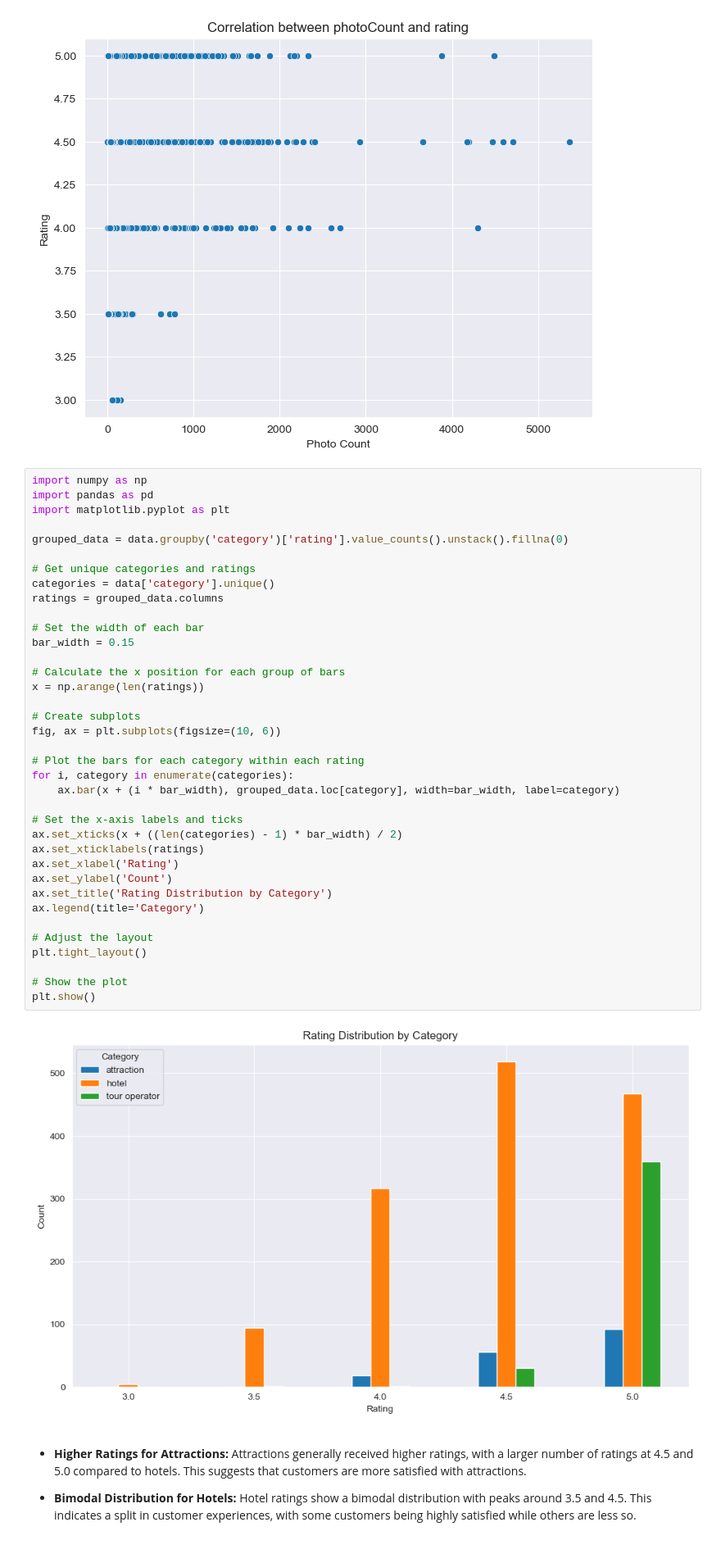
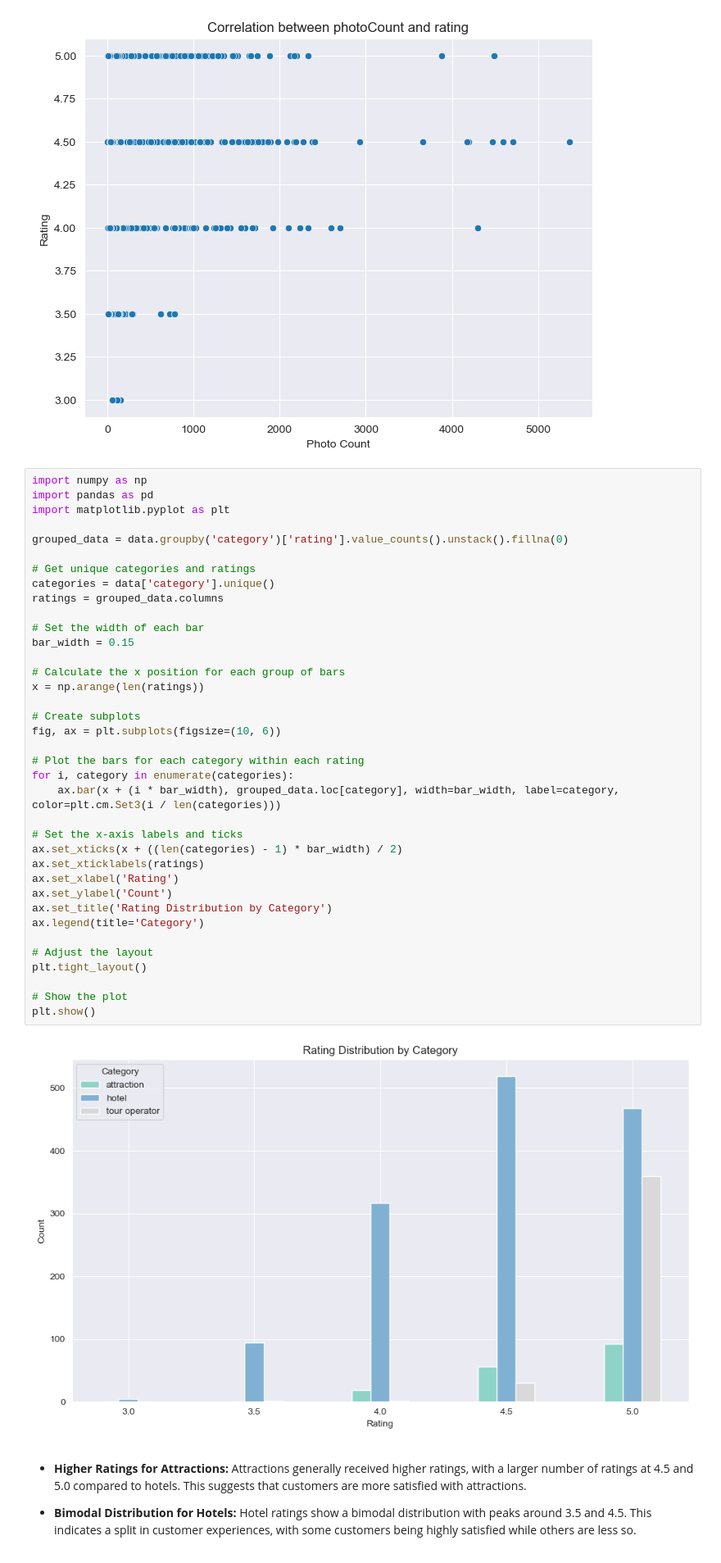
Before and after one commit to Misfit911/SafariHub, a Jupyter notebook: safarihub.ipynb, the cells around one changed output. Shown at 82% size. Cells and saved outputs as stored; diff of their text form.

```diff
--- a/safarihub.ipynb
+++ b/safarihub.ipynb
@@ -1028,35 +1011,35 @@ grouped_data = data.groupby('category')['rating'].value_counts().unstack().filln
 # Get unique categories and ratings
 categories = data['category'].unique()
 ratings = grouped_data.columns
 
 # Set the width of each bar
 bar_width = 0.15
 
 # Calculate the x position for each group of bars
 x = np.arange(len(ratings))
 
 # Create subplots
 fig, ax = plt.subplots(figsize=(10, 6))
 
 # Plot the bars for each category within each rating
 for i, category in enumerate(categories):
-    ax.bar(x + (i * bar_width), grouped_data.loc[category], width=bar_width, label=category)
+    ax.bar(x + (i * bar_width), grouped_data.loc[category], width=bar_width, label=category, color=plt.cm.Set3(i / len(categories)))
 
 # Set the x-axis labels and ticks
 ax.set_xticks(x + ((len(categories) - 1) * bar_width) / 2)
 ax.set_xticklabels(ratings)
 ax.set_xlabel('Rating')
 ax.set_ylabel('Count')
 ax.set_title('Rating Distribution by Category')
 ax.legend(title='Category')
 
 # Adjust the layout
 plt.tight_layout()
 
 # Show the plot
 plt.show()
 # %% [output]
-[figure, old version]
+[figure, new version]
 # %% [markdown]
 
 - **Higher Ratings for Attractions:** Attractions generally received higher ratings, with a larger number of ratings at 4.5 and 5.0 compared to hotels. This suggests that customers are more satisfied with attractions.
```
Also changed, not shown: parts of 53 cells of this notebook, 43 other files.
